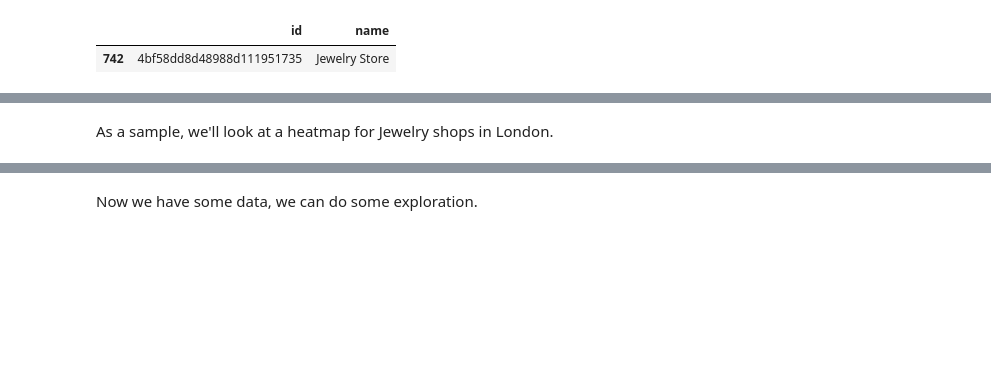
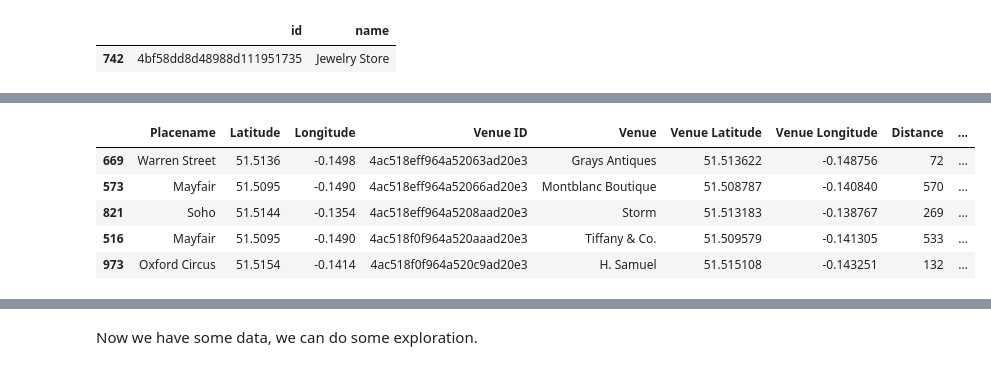
Before and after one commit to cuajo13/Coursera_Capstone, a Jupyter notebook: Battle of the Neighbourhoods Final.ipynb, the cells around one changed output, grey strips where cells are left out. Cells and saved outputs as stored; diff of their text form; code cells hidden in the pictures; blank space fills up the shorter version.

```diff
--- a/Battle of the Neighbourhoods Final.ipynb
+++ b/Battle of the Neighbourhoods Final.ipynb
@@ -328,6 +312,13 @@ drinks_unique = drinks.sort_values(by=['Venue ID','Distance']).drop_duplicates(s
 arts_unique = arts.sort_values(by=['Venue ID','Distance']).drop_duplicates(subset=['Venue ID'], keep='first')
 
 jewels_unique = jewels.sort_values(by=['Venue ID','Distance']).drop_duplicates(subset=['Venue ID'], keep='first')
-# %% [markdown]
-As a sample, we'll look at a heatmap for Jewelry shops in London.
+# %%
+jewels_unique.head()
+# %% [output]
+|  | Placename | Latitude | Longitude | Venue ID | Venue | Venue Latitude | Venue Longitude | Distance | ... |
+| 669 | Warren Street | 51.5136 | -0.1498 | 4ac518eff964a52063ad20e3 | Grays Antiques | 51.513622 | -0.148756 | 72 | ... |
+| 573 | Mayfair | 51.5095 | -0.1490 | 4ac518eff964a52066ad20e3 | Montblanc Boutique | 51.508787 | -0.140840 | 570 | ... |
+| 821 | Soho | 51.5144 | -0.1354 | 4ac518eff964a5208aad20e3 | Storm | 51.513183 | -0.138767 | 269 | ... |
+| 516 | Mayfair | 51.5095 | -0.1490 | 4ac518f0f964a520aaad20e3 | Tiffany & Co. | 51.509579 | -0.141305 | 533 | ... |
+| 973 | Oxford Circus | 51.5154 | -0.1414 | 4ac518f0f964a520c9ad20e3 | H. Samuel | 51.515108 | -0.143251 | 132 | ... |
 # %%
```
Also changed, not shown: parts of 22 cells of this notebook, 3 other files.
